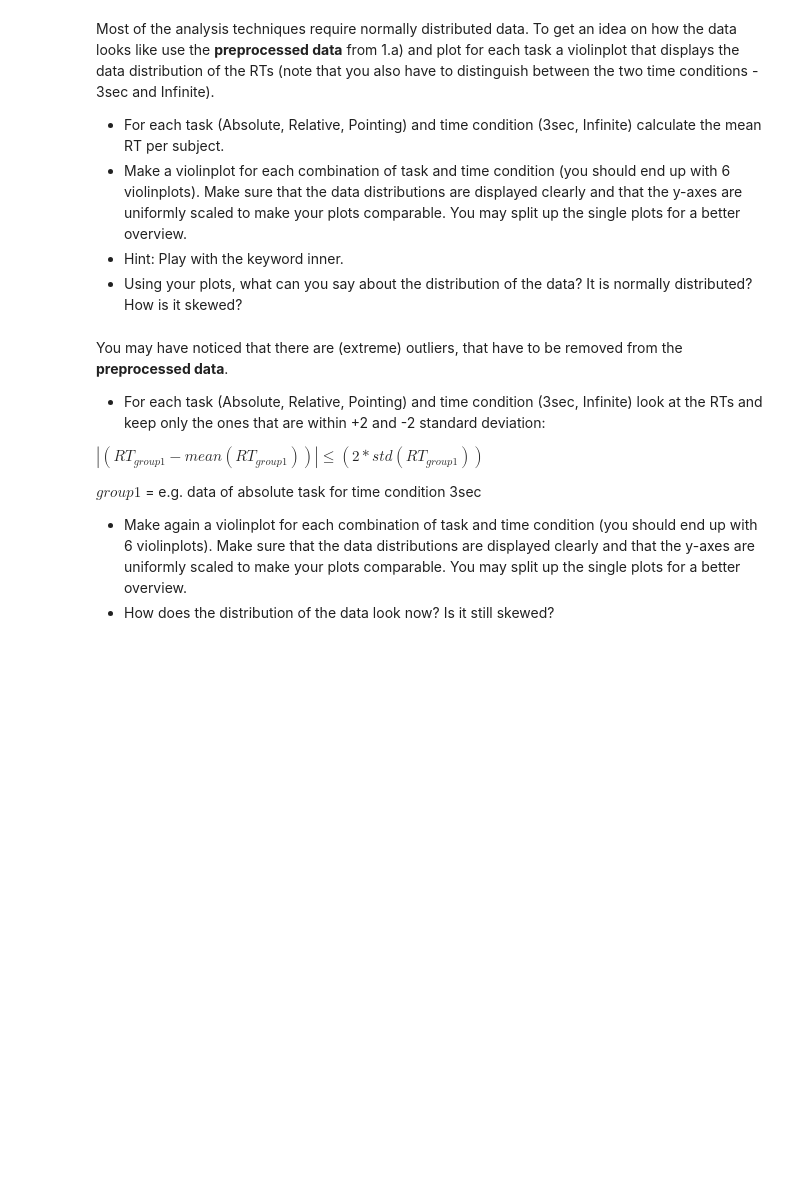
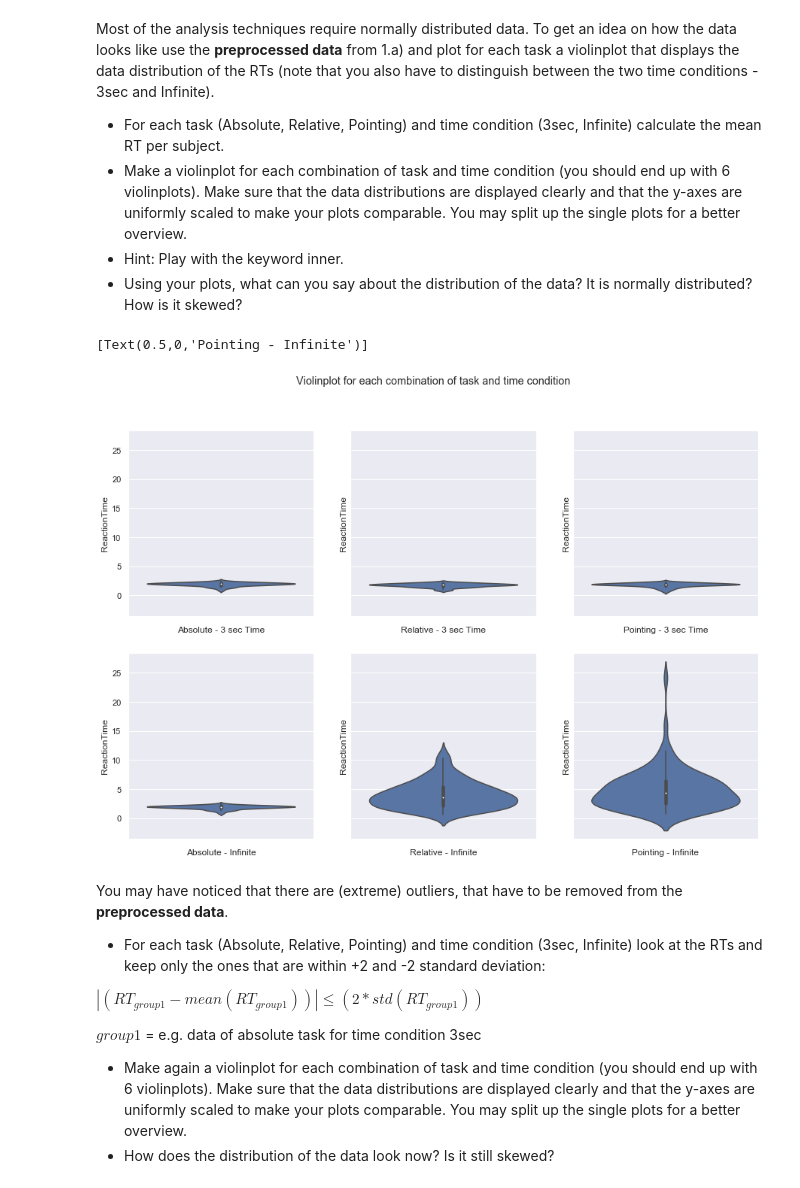
Before and after one commit to NBP-ACC/week-5-acc_7, a Jupyter notebook: sheet03-Copy1.ipynb, the cells around one changed output. Drawn from its saved outputs; the diff is of its cells as text; code cells hidden in the pictures; blank space fills up the shorter version.

```diff
--- a/sheet03-Copy1.ipynb
+++ b/sheet03-Copy1.ipynb
@@ -53,16 +53,12 @@ First of all you should preprocess the data. This is an important step to avoid
 # Install xlrd if not installed
 !pip install xlrd
 
-xls = pd.ExcelFile('Seahaven_dataset.xlsx')
-df_AbsoluteTask = pd.read_excel(xls, 'AbsoluteTask', usecols='E,G,H,I,J,L,M')
-df_RelativeTask = pd.read_excel(xls, 'RelativeTask', usecols='E,K,M,N,Q,R')
-df_PointingTask = pd.read_excel(xls, 'PointingTask', usecols='F,H,I,J,K,N,O')
-
-df = pd.concat([df_AbsoluteTask, df_RelativeTask, df_PointingTask])
+df = pd.read_excel('Seahaven_dataset.xlsx', sheet_name = None, header = 0)
+df = pd.concat(df[frame][['ReactionTime', 'AngularDiffBin', 'Subject', 'Task', 'Time', 'Answer', 'Measurement']] for frame in df.keys())
 rows_before_clean = df.shape[0]
-# Clean the dataframe of all NaNs
 df = df.dropna()
 rows_after_clean = df.shape[0]
+
 print("Total number of rows deleted = ",format(rows_before_clean - rows_after_clean))
 df.loc[df['Answer'] == 0, 'Answer'] = "wrong"
 df.loc[df['Answer'] == 1, 'Answer'] = "correct"
@@ -109,3 +96,27 @@ Most of the analysis techniques require normally distributed data. To get an ide
+# %%
+fig, axes = plt.subplots(nrows=2,ncols=3, figsize=(15,10), sharey=True)
+fig.suptitle('Violinplot for each combination of task and time condition')
+
+axis = sns.violinplot(y='ReactionTime', data=df[(df['Task'] == 'Absolute') & (df['Time'] == '3sec')].groupby('Subject', as_index = False)['ReactionTime'].mean(), ax=axes[0][0])
+axis.set(xlabel="Absolute - 3 sec Time")
+
+axis = sns.violinplot(y='ReactionTime', data=df[(df['Task'] == 'Relative') & (df['Time'] == '3sec')].groupby('Subject', as_index = False)['ReactionTime'].mean(), ax=axes[0][1])
+axis.set(xlabel="Relative - 3 sec Time")
+
+axis = sns.violinplot(y='ReactionTime', data=df[(df['Task'] == 'Pointing') & (df['Time'] == '3sec')].groupby('Subject', as_index = False)['ReactionTime'].mean(), ax=axes[0][2])
+axis.set(xlabel="Pointing - 3 sec Time")
+
+axis = sns.violinplot(y='ReactionTime', data=df[(df['Task'] == 'Absolute') & (df['Time'] == 'Infinite')].groupby('Subject', as_index = False)['ReactionTime'].mean(), ax=axes[1][0])
+axis.set(xlabel="Absolute - Infinite")
+
+axis = sns.violinplot(y='ReactionTime', data=df[(df['Task'] == 'Relative') & (df['Time'] == 'Infinite')].groupby('Subject', as_index = False)['ReactionTime'].mean(), ax=axes[1][1])
+axis.set(xlabel="Relative - Infinite")
+
+axis = sns.violinplot(y='ReactionTime', data=df[(df['Task'] == 'Pointing') & (df['Time'] == 'Infinite')].groupby('Subject', as_index = False)['ReactionTime'].mean(), ax=axes[1][2])
+axis.set(xlabel="Pointing - Infinite")
+# %% [output]
+[Text(0.5,0,'Pointing - Infinite')]
+[figure, added]
 # %% [markdown]
 You may have noticed that there are (extreme) outliers, that have to be removed from the **preprocessed data**.
 
```
Also changed, not shown: parts of 4 cells of this notebook.
